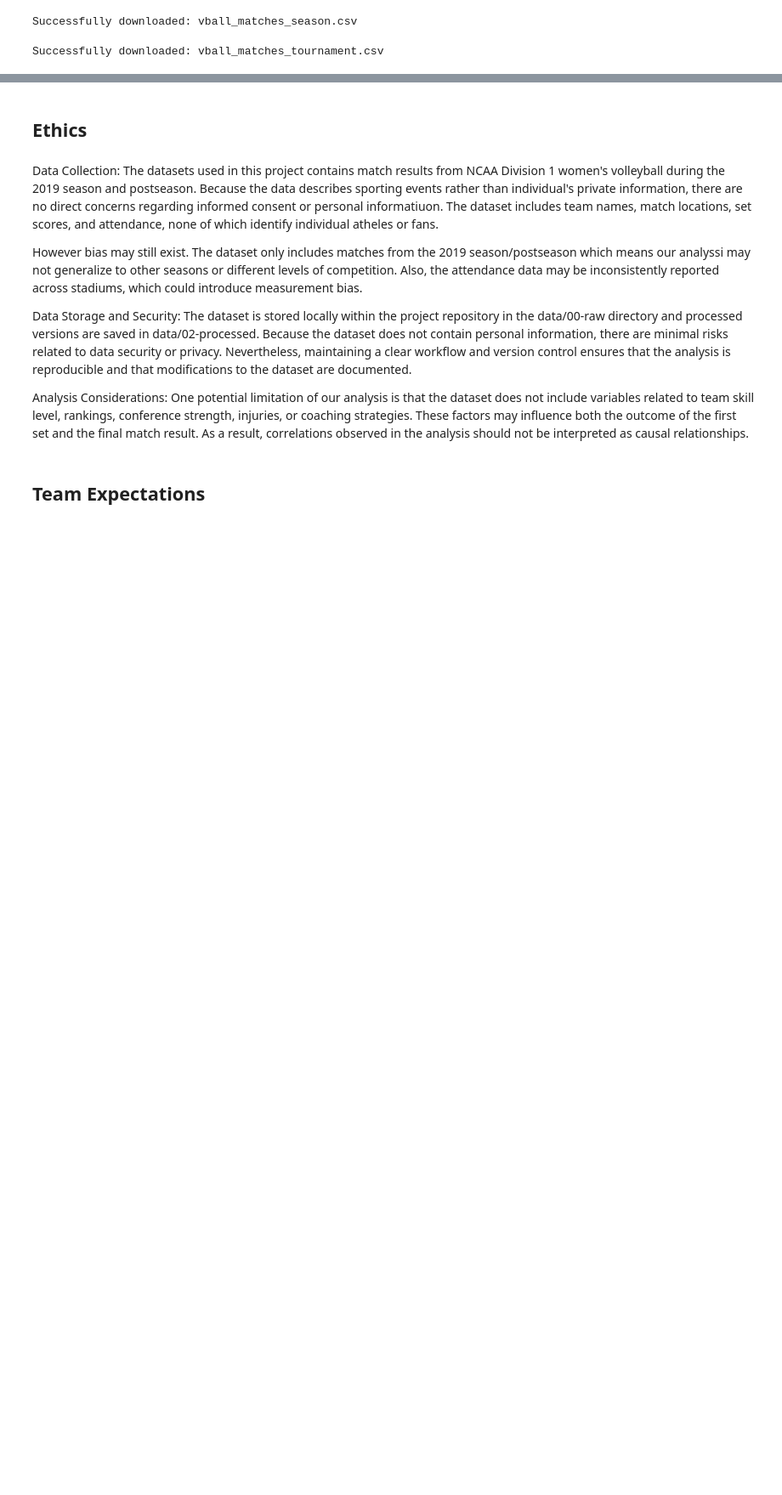
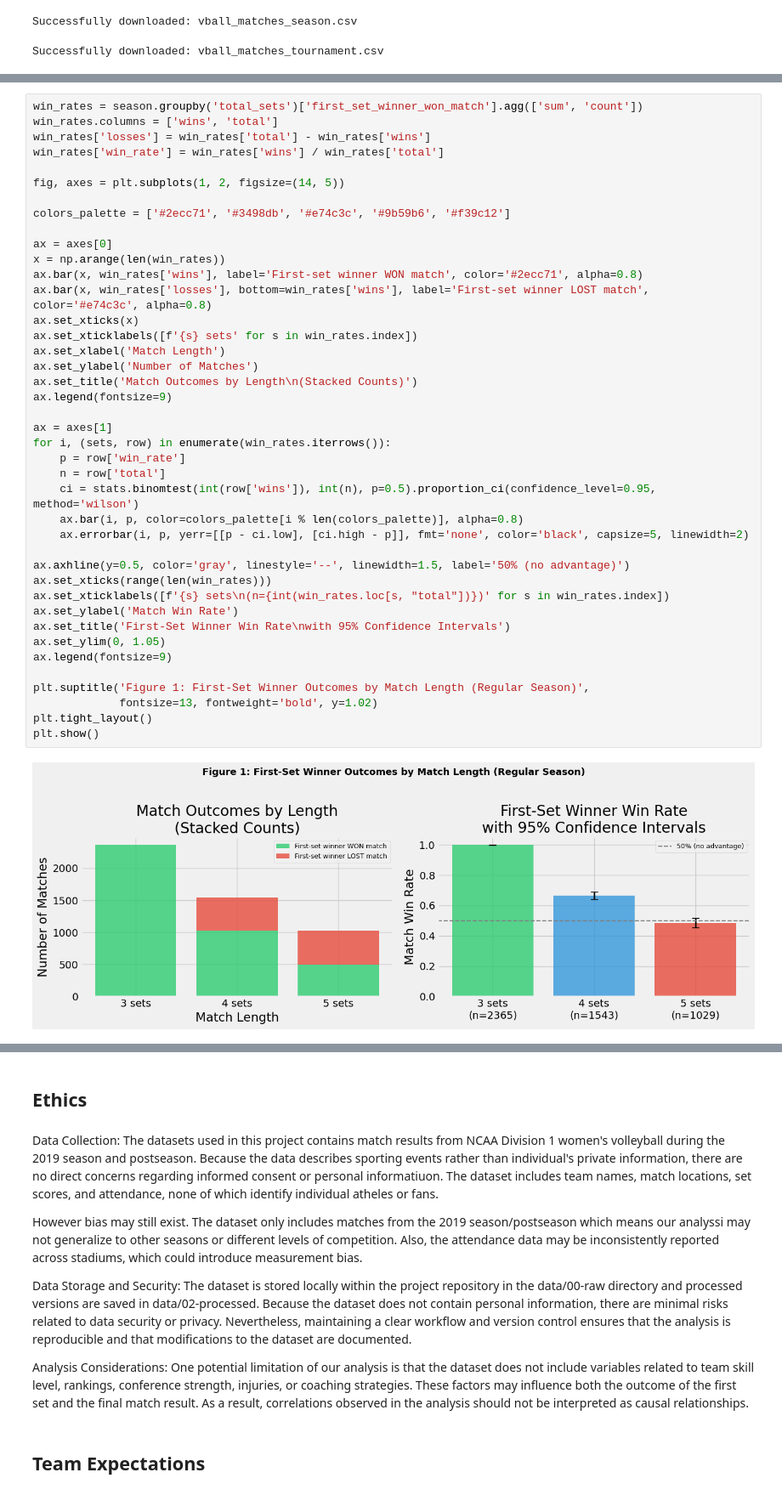
Before and after one commit to COGS108/Group028_WI26, a Jupyter notebook: 02-EDACheckpoint.ipynb, the cells around one changed output, grey strips where cells are left out. Shown at 85% size. Saved outputs shown, nothing was run; the diff lists cells and outputs as text; blank space fills up the shorter version.

```diff
--- a/02-EDACheckpoint.ipynb
+++ b/02-EDACheckpoint.ipynb
@@ -200,0 +242,43 @@ Some more words and stuff.  Remember notebooks work best if you interleave the c
+# %%
+win_rates = season.groupby('total_sets')['first_set_winner_won_match'].agg(['sum', 'count'])
+win_rates.columns = ['wins', 'total']
+win_rates['losses'] = win_rates['total'] - win_rates['wins']
+win_rates['win_rate'] = win_rates['wins'] / win_rates['total']
+
+fig, axes = plt.subplots(1, 2, figsize=(14, 5))
+
+colors_palette = ['#2ecc71', '#3498db', '#e74c3c', '#9b59b6', '#f39c12']
+
+ax = axes[0]
+x = np.arange(len(win_rates))
+ax.bar(x, win_rates['wins'], label='First-set winner WON match', color='#2ecc71', alpha=0.8)
+ax.bar(x, win_rates['losses'], bottom=win_rates['wins'], label='First-set winner LOST match', color='#e74c3c', alpha=0.8)
+ax.set_xticks(x)
+ax.set_xticklabels([f'{s} sets' for s in win_rates.index])
+ax.set_xlabel('Match Length')
+ax.set_ylabel('Number of Matches')
+ax.set_title('Match Outcomes by Length\n(Stacked Counts)')
+ax.legend(fontsize=9)
+
+ax = axes[1]
+for i, (sets, row) in enumerate(win_rates.iterrows()):
+    p = row['win_rate']
+    n = row['total']
+    ci = stats.binomtest(int(row['wins']), int(n), p=0.5).proportion_ci(confidence_level=0.95, method='wilson')
+    ax.bar(i, p, color=colors_palette[i % len(colors_palette)], alpha=0.8)
+    ax.errorbar(i, p, yerr=[[p - ci.low], [ci.high - p]], fmt='none', color='black', capsize=5, linewidth=2)
+
+ax.axhline(y=0.5, color='gray', linestyle='--', linewidth=1.5, label='50% (no advantage)')
+ax.set_xticks(range(len(win_rates)))
+ax.set_xticklabels([f'{s} sets\n(n={int(win_rates.loc[s, "total"])})' for s in win_rates.index])
+ax.set_ylabel('Match Win Rate')
+ax.set_title('First-Set Winner Win Rate\nwith 95% Confidence Intervals')
+ax.set_ylim(0, 1.05)
+ax.legend(fontsize=9)
+
+plt.suptitle('Figure 1: First-Set Winner Outcomes by Match Length (Regular Season)',
+             fontsize=13, fontweight='bold', y=1.02)
+plt.tight_layout()
+plt.show()
+# %% [output]
+[figure, added]
```
Also changed, not shown: parts of 25 cells of this notebook, 1 other file.
